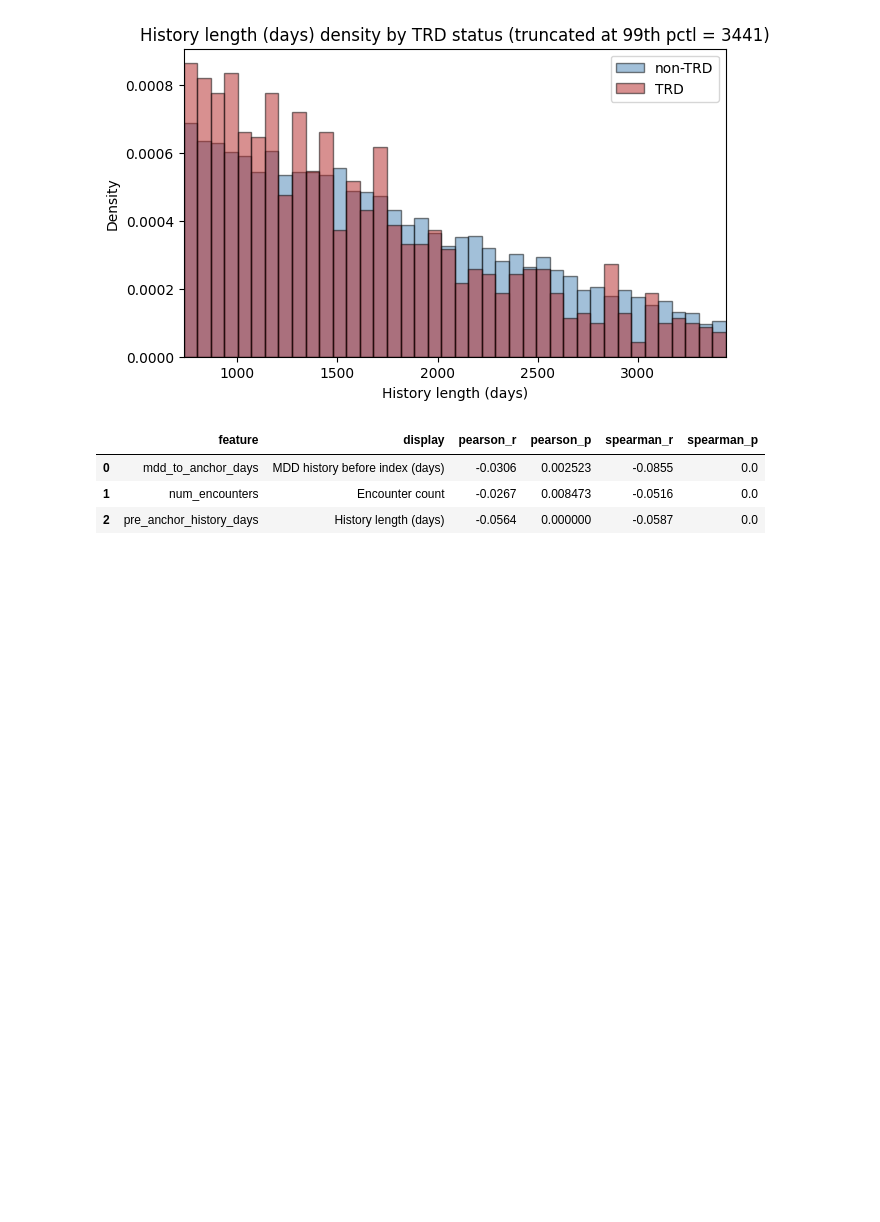
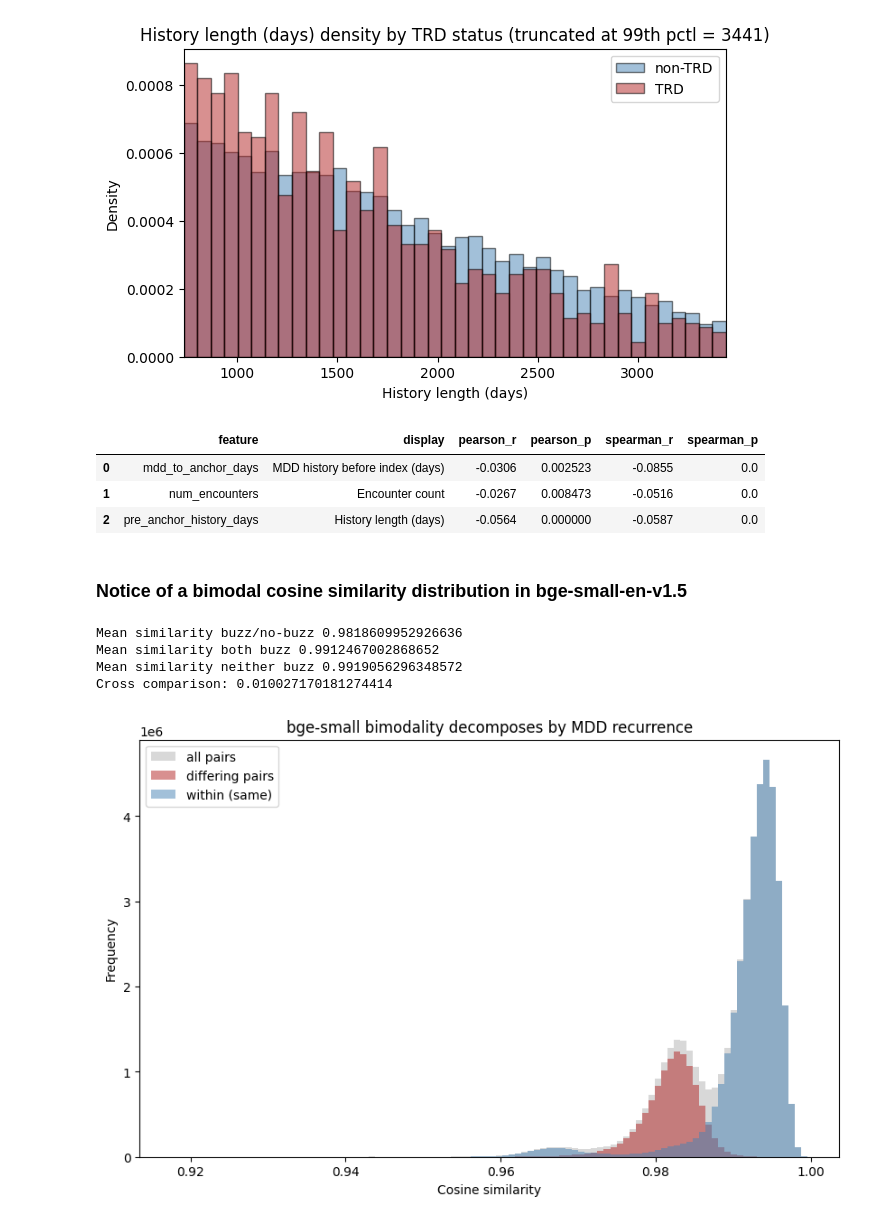
Before and after one commit to Pirate-Hunter-Zoro/Digital-Twins, a Jupyter notebook: notebooks/cohort_investigation.ipynb, the cells around one changed output. Saved outputs shown, nothing was run; the diff lists cells and outputs as text; code cells hidden in the pictures; blank space fills up the shorter version.

```diff
--- a/notebooks/cohort_investigation.ipynb
+++ b/notebooks/cohort_investigation.ipynb
@@ -1084,3 +1084,70 @@ True      0.114787  7858
 | 0 | mdd_to_anchor_days | MDD history before index (days) | -0.0306 | 0.002523 | -0.0855 | 0.0 |
 | 1 | num_encounters | Encounter count | -0.0267 | 0.008473 | -0.0516 | 0.0 |
 | 2 | pre_anchor_history_days | History length (days) | -0.0564 | 0.000000 | -0.0587 | 0.0 |
+# %% [markdown]
+### Notice of a bimodal cosine similarity distribution in bge-small-en-v1.5
+# %%
+import os
+import numpy as np
+import matplotlib.pyplot as plt
+from pathlib import Path
+import sqlite3
+
+from dotenv import load_dotenv
+load_dotenv()
+
+CORRECT_EMBEDDER_MODEL = 'bge-small-en-v1.5'
+expected_shape = 384
+buzz_word = "recurrent"
+save_folder = Path("figures")
+
+if os.environ['EMBEDDER_MODEL_NAME'] != CORRECT_EMBEDDER_MODEL:
+    raise AssertionError(f"Incorrect embedding model specified in .env: {os.environ['EMBEDDER_MODEL_NAME']}")
+
+emb_db_path = Path(os.environ['EMBEDDINGS_DIR']) / "embeddings.db"
+connection = sqlite3.connect(emb_db_path)
+cursor = connection.cursor()
+cursor.execute(
+    "SELECT patient_id, embedding, text FROM embeddings"
+)
+rows = cursor.fetchall()
+embeddings = np.vstack([np.frombuffer(r[1], dtype=np.float32) for r in rows], dtype=np.float32)
+assert embeddings.shape[1] == expected_shape, f"Expected vectors of size {expected_shape} but received size {embeddings.shape[1]}"
+ids, texts = [r[0] for r in rows], [r[2].lower() for r in rows]
+buzz_word_mask = np.array([buzz_word in t for t in texts])
+normalized = embeddings / np.linalg.norm(embeddings, axis=1, keepdims=True)
+sims = normalized @ normalized.T
+row_indices, col_indices = np.triu_indices(len(rows), k=1) # k=1 prevents self-pairing with diagonal
+pair_sims = sims[(row_indices, col_indices)]
+first_buzz_word = buzz_word_mask[row_indices]
+second_buzz_word = buzz_word_mask[col_indices]
+differ = pair_sims[first_buzz_word ^ second_buzz_word]
+both = pair_sims[first_buzz_word & second_buzz_word]
+neither = pair_sims[(~first_buzz_word) & (~second_buzz_word)]
+
+print(f"Mean similarity buzz/no-buzz {differ.mean()}")
+print(f"Mean similarity both buzz {both.mean()}")
+print(f"Mean similarity neither buzz {neither.mean()}")
+# Difference in similarities when they differ or do not differ with having the buzz word
+print(f"Cross comparison: {np.concatenate((both, neither)).mean() - differ.mean()}")
+
+fig, ax = plt.subplots(figsize=(10,6))
+range_t = (pair_sims.min(), pair_sims.max())
+bins = 100
+ax.hist(pair_sims, color='gray', alpha=0.3, label="all pairs", range=range_t, bins=bins)
+ax.hist(differ, color='firebrick', alpha=0.5, label="differing pairs", range=range_t, bins=bins)
+ax.hist(np.concatenate((both, neither)), color='steelblue', alpha=0.5, label="within (same)", range=range_t, bins=bins)
+ax.set_xlabel("Cosine similarity")
+ax.set_ylabel("Frequency")
+ax.set_title("bge-small bimodality decomposes by MDD recurrence")
+ax.legend()
+fig.savefig(save_folder / "bge_small_recurrence_bimodality.png", dpi=150, bbox_inches="tight")
+plt.show()
+
+connection.close()
+# %% [output]
+Mean similarity buzz/no-buzz 0.9818609952926636
+Mean similarity both buzz 0.9912467002868652
+Mean similarity neither buzz 0.9919056296348572
+Cross comparison: 0.010027170181274414
+[figure, added]
```
Also changed, not shown: parts of 1 cell of this notebook, 1 other file.
